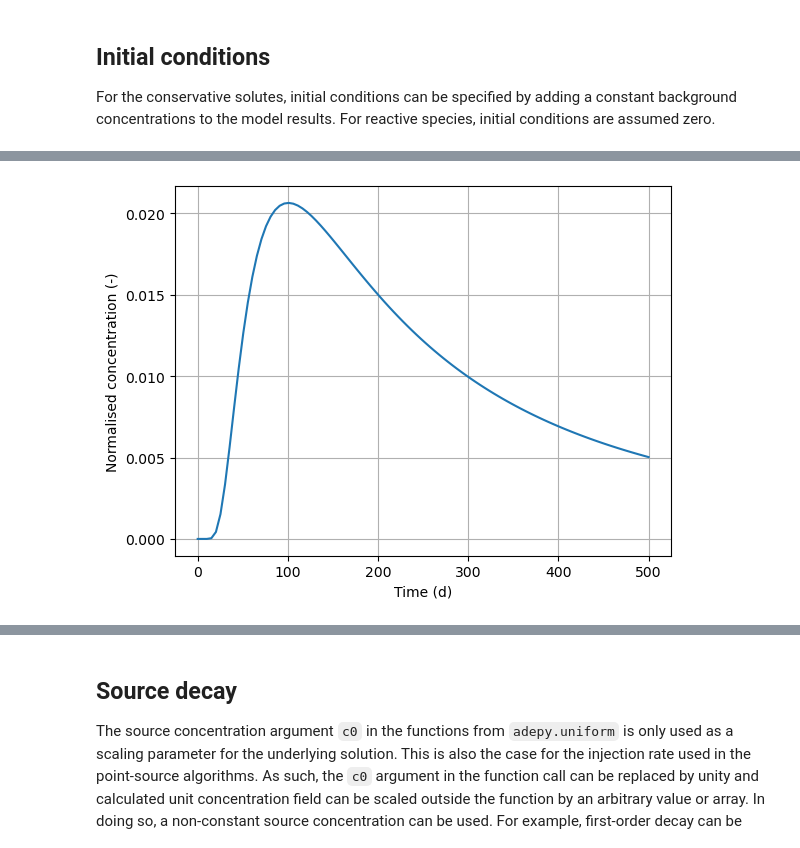
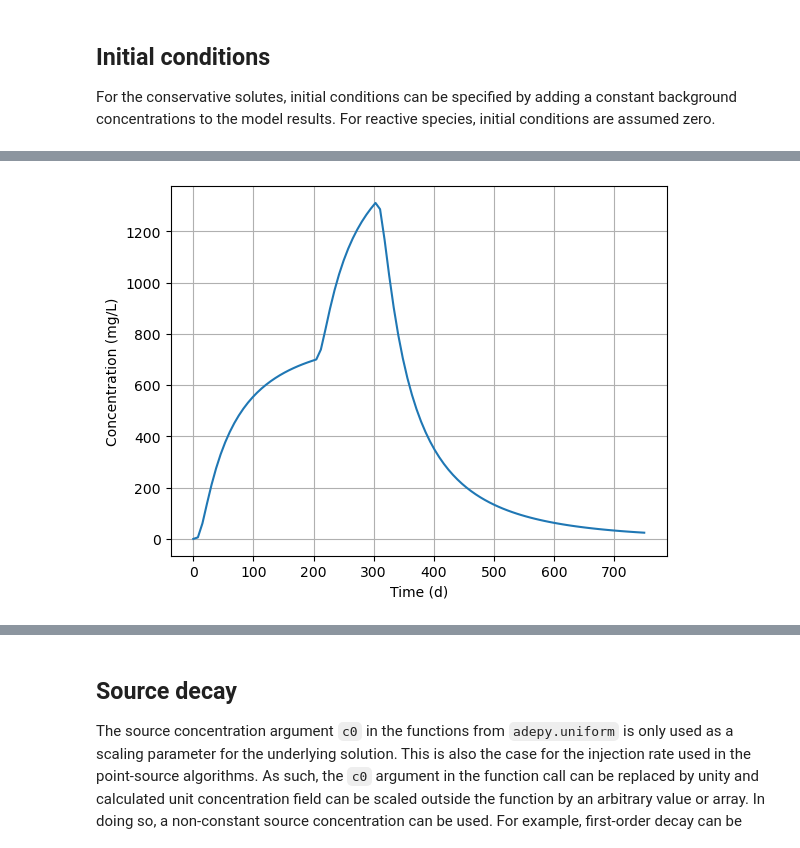
Before and after one commit to cneyens/adepy, a Jupyter notebook: doc/examples/00_uniform_overview.ipynb, the cells around one changed output, grey strips where cells are left out. Drawn from its saved outputs; the diff is of its cells as text; code cells hidden in the pictures.

```diff
--- a/doc/examples/00_uniform_overview.ipynb
+++ b/doc/examples/00_uniform_overview.ipynb
@@ -85,29 +141,41 @@ For the conservative solutes, initial conditions can be specified by adding a co
 # %%
 # Example for BTC with point3
 from adepy.uniform import point3
 
-c0 = 1000  # injection concentration, mg/L
-x = 5
-y = 0
-z = 0
-t = np.linspace(0.001, 500, 100)
+v = 0.05  # linear groundwater flow velocity in the x-direction, m/d
+n = 0.2  # aquifer porosity, -
+al = 4  # longitudinal dispersivity, m
+ah = 1  # horizontal transverse dispersivity, m
+av = 1  # vertical transverse dispersivity, m
 
-v = 0.01  # m/d
-n = 0.2  # -
-al = 4  # m
-ah = 1  # m
-av = 1
-Q = 1.0  # m^3/d
-xc = 0
-yc = 0
-zc = 0
+c0 = [500, 1000, 0]  # injection concentrations, mg/L
+t0 = [0, 200, 300]  # start of leaching stages, d
+xc = 0  # source x-location, m
+yc = 0  # source y-location, m
+zc = 0  # source z-location, m
+Q = 1.0  # volumetric injection rate, m^3/d
 
-c = point3(c0, x, y, z, t, v, n, al, ah, av, Q, xc, yc, zc)
-c[t > 1] = c[t > 1] - point3(c0, x, y, z, t[t > 1] - 1, v, n, al, ah, av, Q, xc, yc, zc)
+x = 5  # output x-location, m
+y = 0  # output y-location, m
+z = 0  # output z-location, m
+t = np.linspace(0.001, 750, 100)  # output times, d
 
-plt.plot(t, c / c0)
+# first leaching stage
+c = point3(c0[0], x, y, z, t - t0[0], v, n, al, ah, av, Q, xc, yc, zc)
+
+# second leaching stage
+c[t > t0[1]] += point3(
+    c0[1] - c0[0], x, y, z, t[t > t0[1]] - t0[1], v, n, al, ah, av, Q, xc, yc, zc
+)
+
+# third leaching stage, source is removed
+c[t > t0[2]] += point3(
+    c0[2] - c0[1], x, y, z, t[t > t0[2]] - t0[2], v, n, al, ah, av, Q, xc, yc, zc
+)
+
+plt.plot(t, c)
 plt.xlabel("Time (d)")
-plt.ylabel("Normalised concentration (-)")
+plt.ylabel("Concentration (mg/L)")
 plt.grid()
 # %% [output]
-[figure, old version]
+[figure, new version]
```
Also changed, not shown: parts of 33 cells of this notebook, 4 other files.
